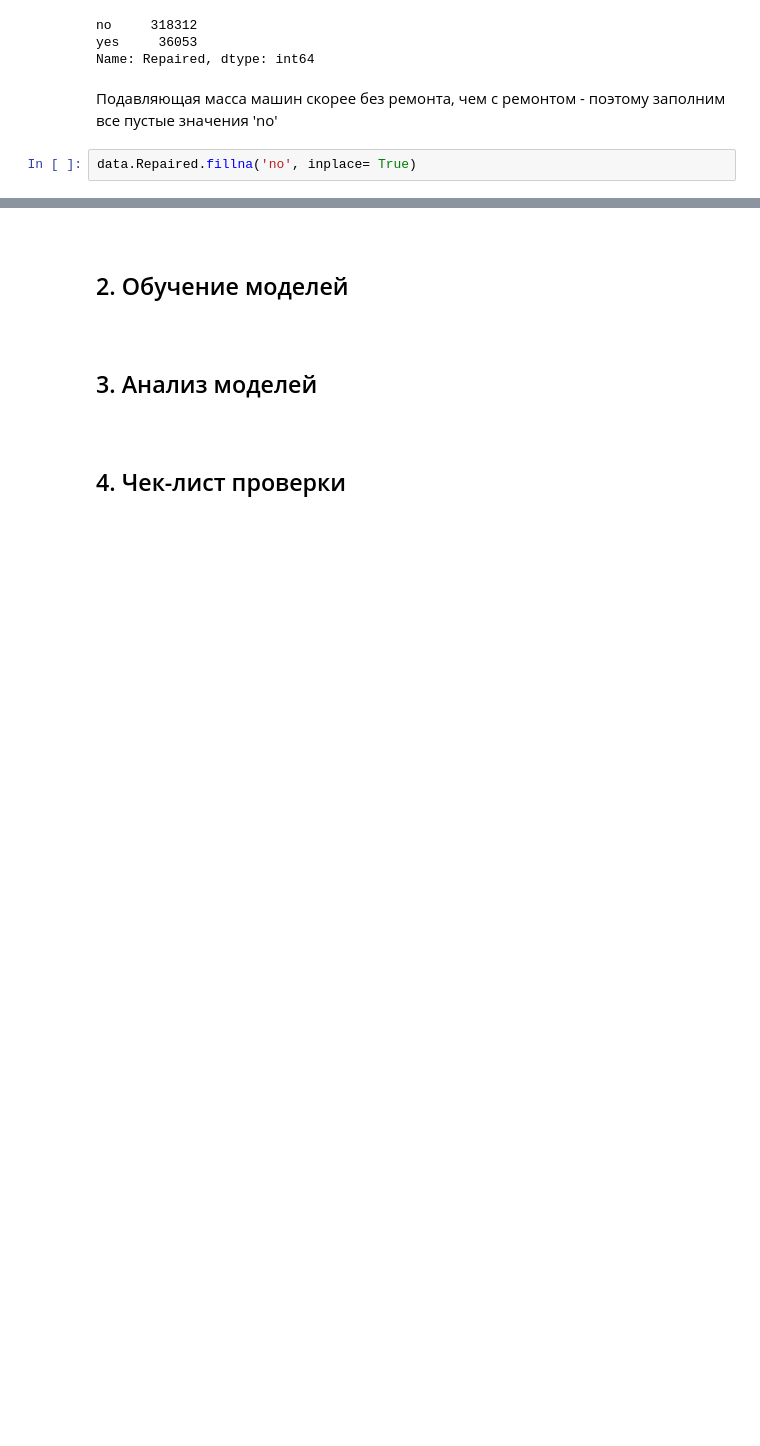
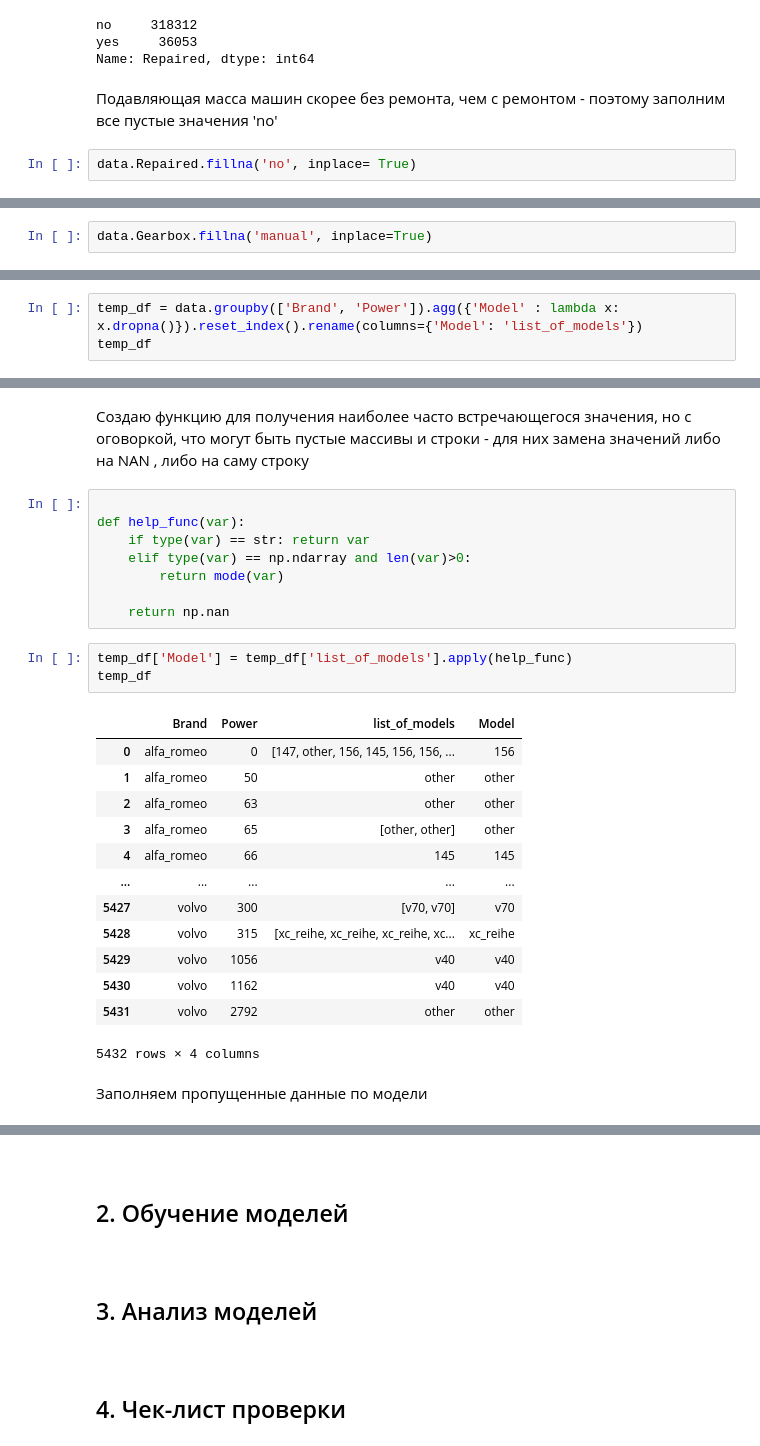
Before and after one commit to anthonypotekhin/studying, a Jupyter notebook: yandex_practicum/12_numeric_methods/num_methods_proj.ipynb, the cells around one changed output, grey strips where cells are left out. Drawn from its saved outputs; the diff is of its cells as text; blank space fills up the shorter version.

Commit message:
temp_fix

```diff
--- a/yandex_practicum/12_numeric_methods/num_methods_proj.ipynb
+++ b/yandex_practicum/12_numeric_methods/num_methods_proj.ipynb
@@ -447,0 +442,2 @@ data.Repaired.fillna('no', inplace= True)
+# %%
+data.Gearbox.fillna('manual', inplace=True)
@@ -447,0 +446,3 @@ data.Repaired.fillna('no', inplace= True)
+# %%
+temp_df = data.groupby(['Brand', 'Power']).agg({'Model' : lambda x: x.dropna()}).reset_index().rename(columns={'Model': 'list_of_models'})
+temp_df
@@ -447,0 +463,29 @@ data.Repaired.fillna('no', inplace= True)
+# %% [markdown]
+Создаю функцию для получения наиболее часто встречающегося значения, но с оговоркой, что могут быть пустые массивы и строки - для них замена значений либо на NAN , либо на саму строку
+# %%
+
+def help_func(var):
+    if type(var) == str: return var
+    elif type(var) == np.ndarray and len(var)>0:
+        return mode(var)
+
+    return np.nan
+# %%
+temp_df['Model'] = temp_df['list_of_models'].apply(help_func)
+temp_df
+# %% [output]
+|  | Brand | Power | list_of_models | Model |
+| 0 | alfa_romeo | 0 | [147, other, 156, 145, 156, 156, ... | 156 |
+| 1 | alfa_romeo | 50 | other | other |
+| 2 | alfa_romeo | 63 | other | other |
+| 3 | alfa_romeo | 65 | [other, other] | other |
+| 4 | alfa_romeo | 66 | 145 | 145 |
+| ... | ... | ... | ... | ... |
+| 5427 | volvo | 300 | [v70, v70] | v70 |
+| 5428 | volvo | 315 | [xc_reihe, xc_reihe, xc_reihe, xc... | xc_reihe |
+| 5429 | volvo | 1056 | v40 | v40 |
+| 5430 | volvo | 1162 | v40 | v40 |
+| 5431 | volvo | 2792 | other | other |
+5432 rows × 4 columns
+# %% [markdown]
+Заполняем пропущенные данные по модели
```
Also changed, not shown: parts of 13 cells of this notebook, 1 other file.
